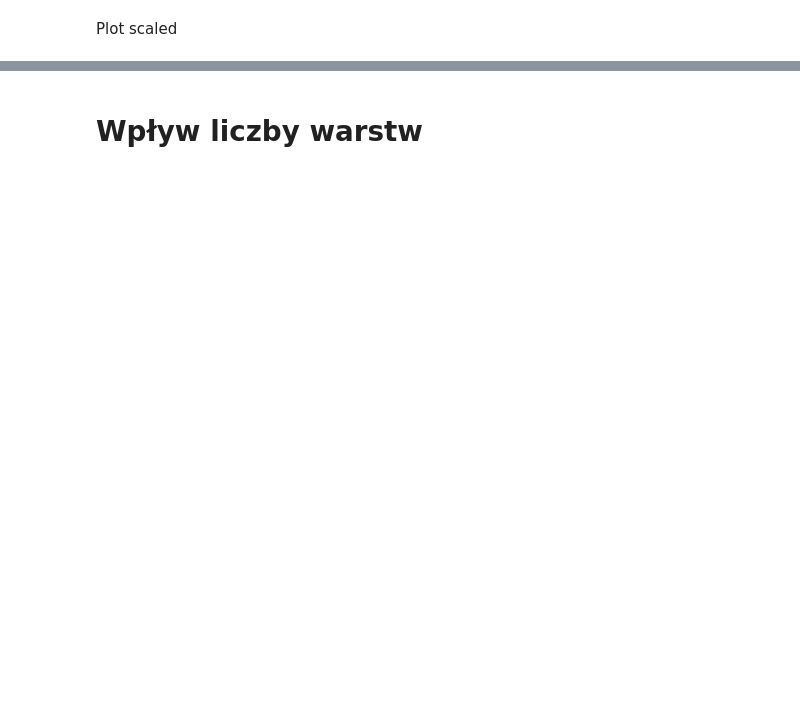
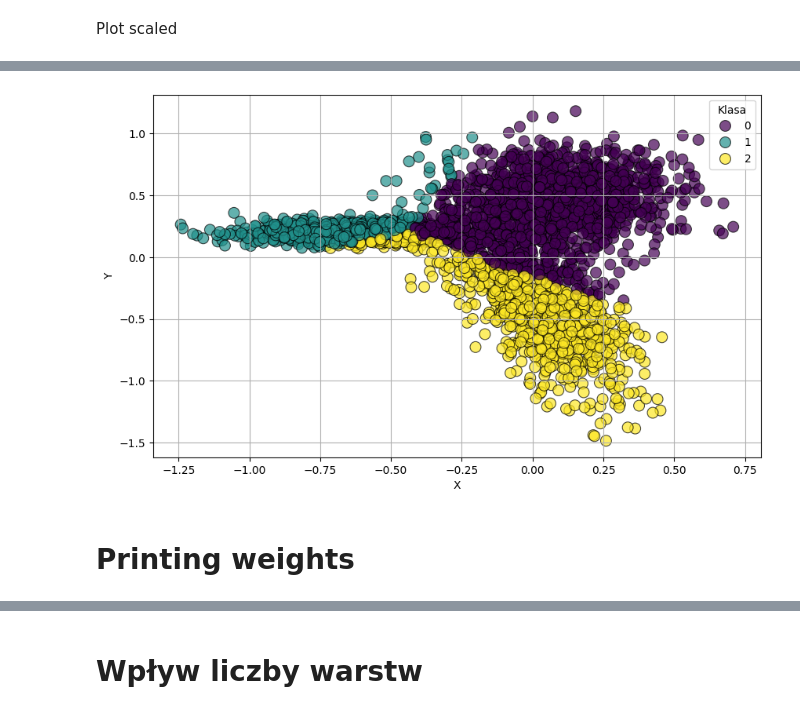
Before and after one commit to Bieslaw/NeuronProject, a Jupyter notebook: Projekt1_test1.ipynb, the cells around one changed output, grey strips where cells are left out. Cells and saved outputs as stored; diff of their text form; code cells hidden in the pictures; blank space fills up the shorter version.

```diff
--- a/Projekt1_test1.ipynb
+++ b/Projekt1_test1.ipynb
@@ -294,13 +289,15 @@ plt.legend()
 # %%
-train_data = np.genfromtxt('./projekt1/classification/data.simple.train.1000.csv', delimiter=',')
-test_data = np.genfromtxt('./projekt1/classification/data.simple.test.1000.csv', delimiter=',')
+train_data = np.genfromtxt('./projekt1/classification/data.three_gauss.train.1000.csv', delimiter=',')
+test_data = np.genfromtxt('./projekt1/classification/data.three_gauss.test.1000.csv', delimiter=',')
 X_train = train_data[1:, :2]
-Y_train = train_data[1:, 2]
+Y_train = train_data[1:, 2].astype(int)
 X_test = test_data[1:, :2]
-Y_test = test_data[1:, 2]
+Y_test = test_data[1:, 2].astype(int)
+Y_train = Y_train - 1
+Y_test = Y_test - 1
+num_classes = np.max(Y_train) + 1
+Y_train = np.eye(num_classes)[Y_train]
+Y_test = np.eye(num_classes)[Y_test]
 
-net = NeuralNet(hidden_layers=3,number_of_neurons_in_layer=30,input_dim=2, number_of_outputs = 1)
-net.train_class(X_train, Y_train, learning_rate=0.01, epochs=1000, print_logs=True)
-
-print(f"RMSE on train data {evaluate_model_class(net, X_train, Y_train)}")
-print(f"RMSE on test data {evaluate_model_class(net, X_test, Y_test)}")
+net = NeuralNet(hidden_layers=3,number_of_neurons_in_layer=30,input_dim=2, number_of_outputs = num_classes, loss_f='crossentropy', out_activation_f='softmax')
+net.train(X_train, Y_train, learning_rate=0.1, epochs=100, print_logs=True)
@@ -307,18 +322,22 @@ print(f"RMSE on test data {evaluate_model_class(net, X_test, Y_test)}")
 # %%
 import seaborn as sns
-X_test = test_data[1:, 0]
-Y_test = test_data[1:, 1]
-C_test = test_data[1:, 2]
+X1_test = test_data[1:, 0]
+X2_test = test_data[1:, 1]
+C_test = Y_test
 
 # Create a scatter plot using Seaborn
 plt.figure(figsize=(10, 6))
 
 # Use scatterplot with NumPy arrays
-Y_pred = [0 if net.predict_class(input) < 0.5 else 1 for input in test_data[1:, :2]]
-sns.scatterplot(x=X_test, y=Y_test, hue=Y_pred, palette='viridis', s=100, edgecolor='k', alpha=0.7)
+Y_pred = [np.array(net.predict(input)).argmax() for input in X_test]
+sns.scatterplot(x=X1_test, y=X2_test, hue=Y_pred, palette='viridis', s=100, edgecolor='k', alpha=0.7)
 
 # Add labels and title
 plt.xlabel('X')
 plt.ylabel('Y')
 plt.legend(title='Klasa')
 plt.grid(True)
+# %% [output]
+[figure, added]
+# %% [markdown]
+# Printing weights
```
Also changed, not shown: parts of 13 cells of this notebook.
